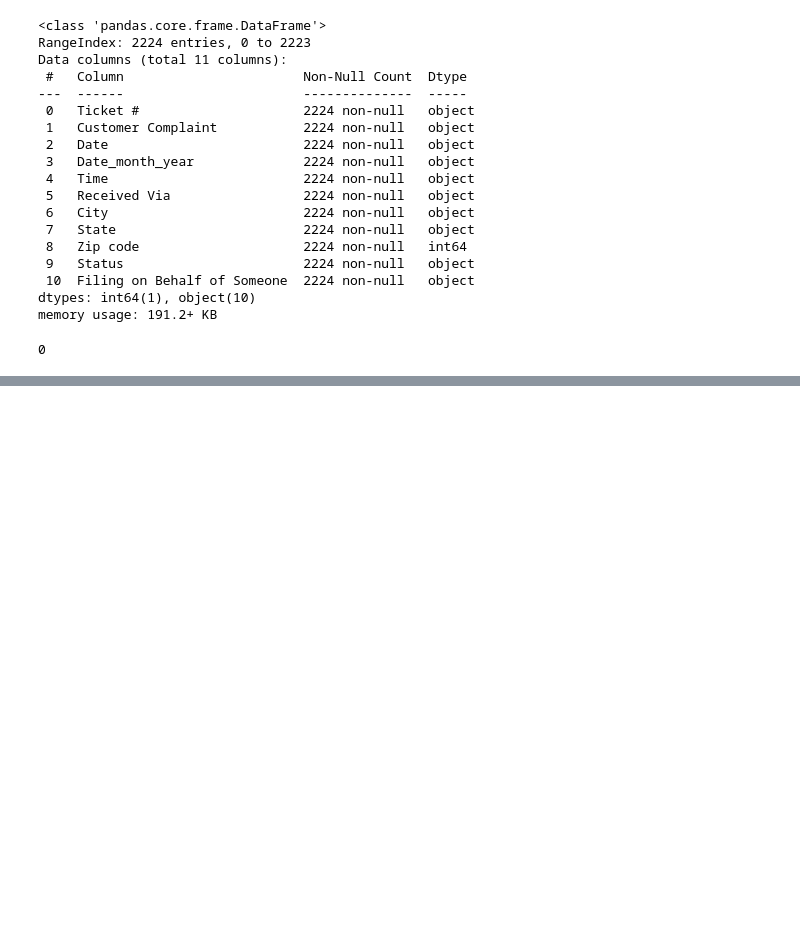
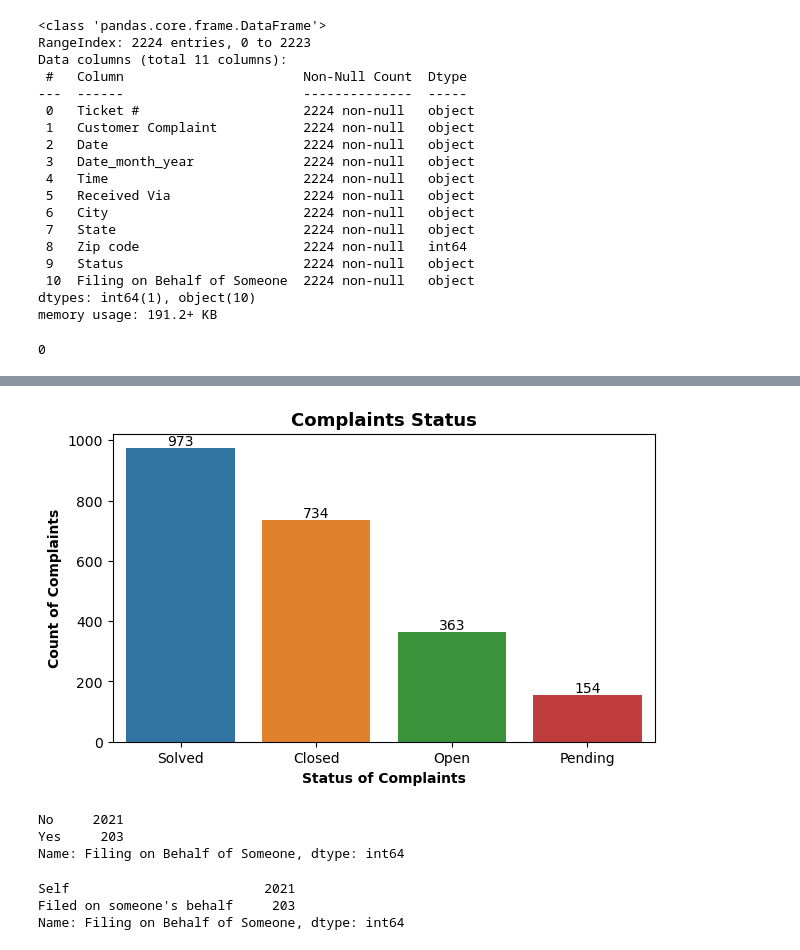
Before and after one commit to lavkushsingh31/Data_Science_Machine_Learning_Projects, a Jupyter notebook: Course Project - Comcast Telecom Consumer Complaints/Comcast Telecom Consumer Complaints.ipynb, the cells around one changed output, grey strips where cells are left out. Drawn from its saved outputs; the diff is of its cells as text; code cells hidden in the pictures; blank space fills up the shorter version.

```diff
--- a/Course Project - Comcast Telecom Consumer Complaints/Comcast Telecom Consumer Complaints.ipynb
+++ b/Course Project - Comcast Telecom Consumer Complaints/Comcast Telecom Consumer Complaints.ipynb
@@ -41,0 +111,23 @@ comcast_data.duplicated().sum()
+# %%
+plt.figure(figsize=(7,4))
+ax = sns.barplot(x = comcast_data['Status'].value_counts().index, y = comcast_data['Status'].value_counts().values)
+ax.bar_label(ax.containers[0])
+plt.title('Complaints Status', fontsize = 13, fontweight="bold")
+plt.xlabel('Status of Complaints', fontweight="bold")
+plt.ylabel('Count of Complaints', fontweight="bold");
+# %% [output]
+[figure, added]
+# %%
+compaint_received_by = comcast_data['Filing on Behalf of Someone'].value_counts()
+compaint_received_by
+# %% [output]
+No     2021
+Yes     203
+Name: Filing on Behalf of Someone, dtype: int64
+# %%
+compaint_received_by.index = ['Self', 'Filed on someone\'s behalf']
+compaint_received_by
+# %% [output]
+Self                         2021
+Filed on someone's behalf     203
+Name: Filing on Behalf of Someone, dtype: int64
```
Also changed, not shown: parts of 14 cells of this notebook.
